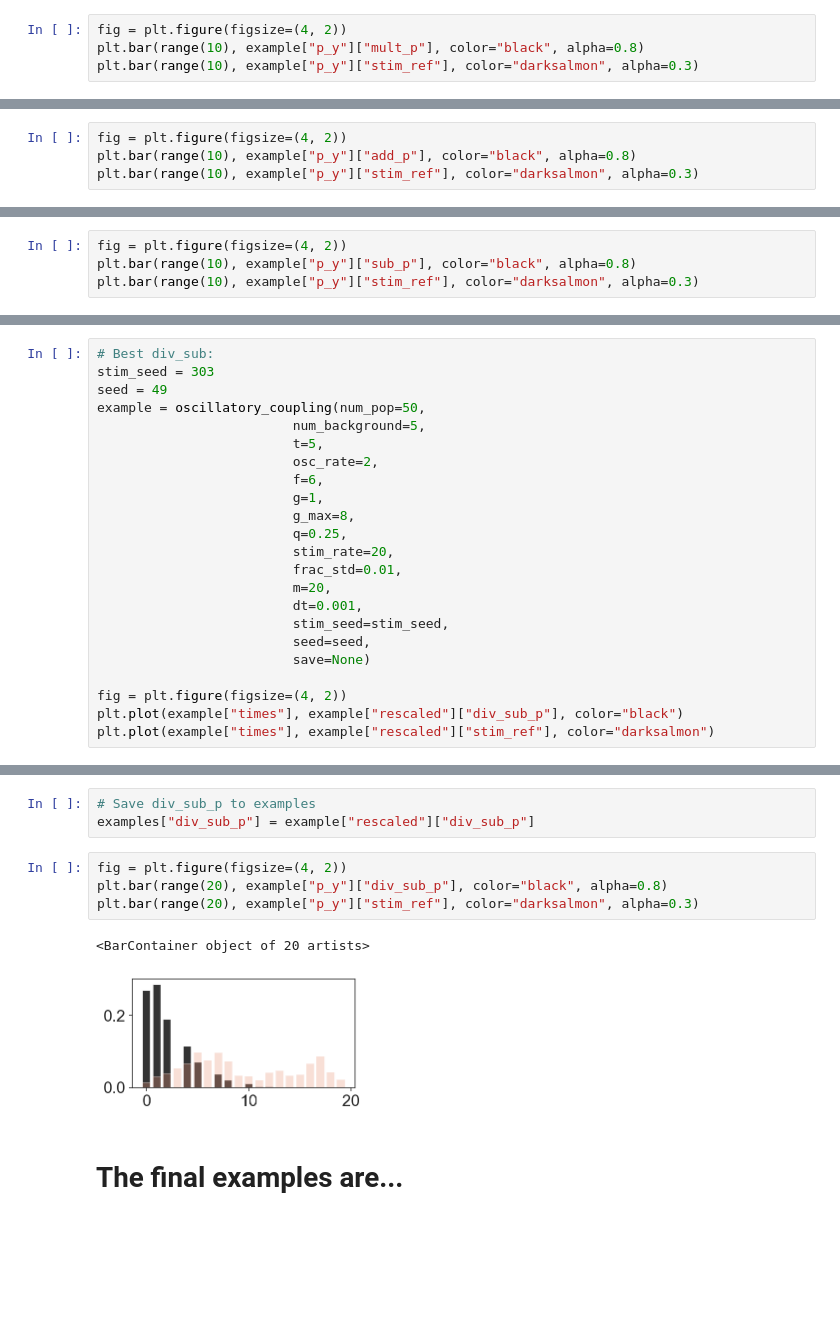
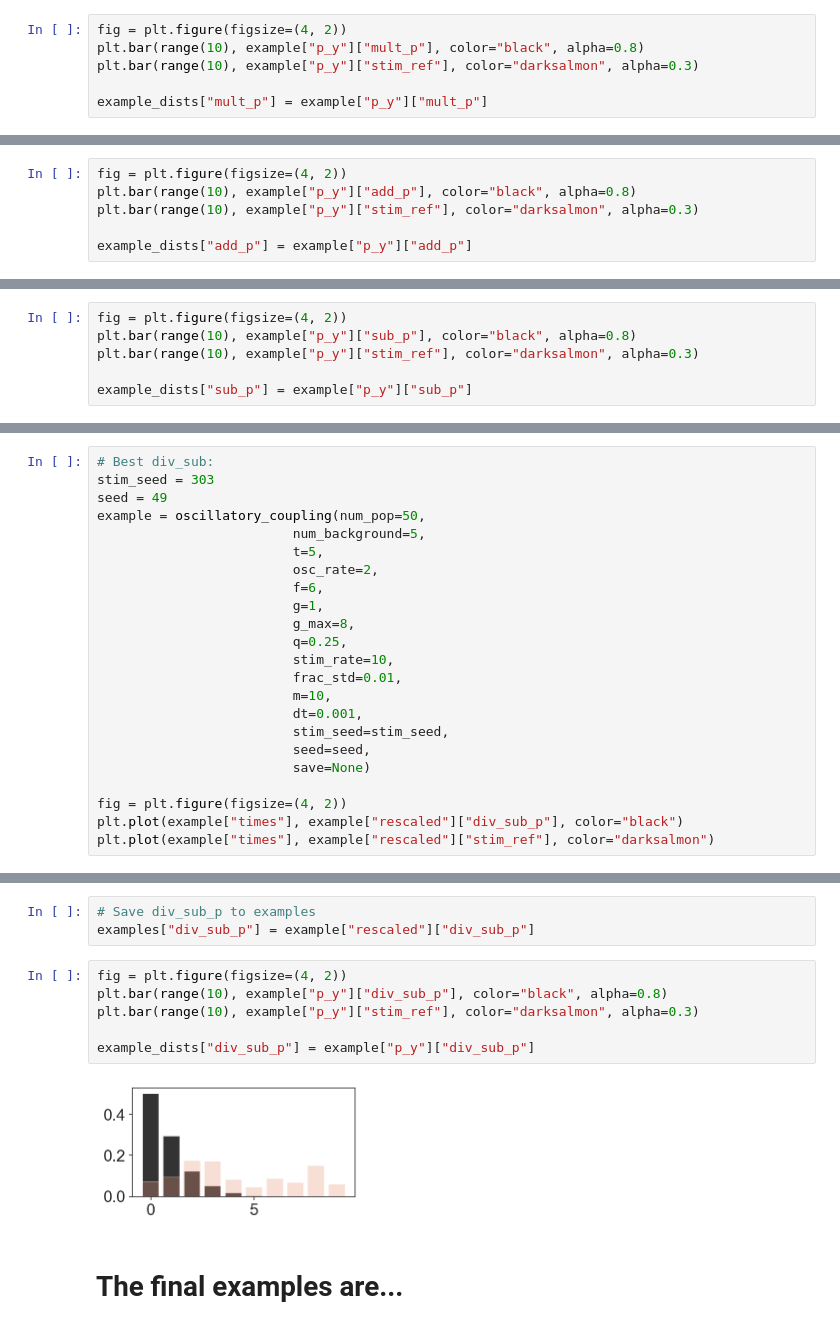
Before and after one commit to parenthetical-e/theoc, a Jupyter notebook: notebooks/examples.ipynb, the cells around one changed output, grey strips where cells are left out. Saved outputs shown, nothing was run; the diff lists cells and outputs as text; blank space fills up the shorter version.

Commit message:
First draft of examples.ipynb done

```diff
--- a/notebooks/examples.ipynb
+++ b/notebooks/examples.ipynb
@@ -125,4 +136,6 @@ examples["mult_p"] = example["rescaled"]["mult_p"]
 fig = plt.figure(figsize=(4, 2))
 plt.bar(range(10), example["p_y"]["mult_p"], color="black", alpha=0.8)
 plt.bar(range(10), example["p_y"]["stim_ref"], color="darksalmon", alpha=0.3)
+
+example_dists["mult_p"] = example["p_y"]["mult_p"]
 # %% [output]
@@ -163,4 +175,6 @@ examples["add_p"] = example["rescaled"]["add_p"]
 fig = plt.figure(figsize=(4, 2))
 plt.bar(range(10), example["p_y"]["add_p"], color="black", alpha=0.8)
 plt.bar(range(10), example["p_y"]["stim_ref"], color="darksalmon", alpha=0.3)
+
+example_dists["add_p"] = example["p_y"]["add_p"]
 # %% [output]
@@ -201,4 +214,6 @@ examples["sub_p"] = example["rescaled"]["sub_p"]
 fig = plt.figure(figsize=(4, 2))
 plt.bar(range(10), example["p_y"]["sub_p"], color="black", alpha=0.8)
 plt.bar(range(10), example["p_y"]["stim_ref"], color="darksalmon", alpha=0.3)
+
+example_dists["sub_p"] = example["p_y"]["sub_p"]
 # %% [output]
@@ -218,9 +232,9 @@ example = oscillatory_coupling(num_pop=50,
                          g=1,
                          g_max=8,
                          q=0.25,
-                         stim_rate=20,
+                         stim_rate=10,
                          frac_std=0.01,
-                         m=20,
+                         m=10,
                          dt=0.001,
                          stim_seed=stim_seed,
                          seed=seed,
@@ -237,10 +251,11 @@ plt.plot(example["times"], example["rescaled"]["stim_ref"], color="darksalmon")
 examples["div_sub_p"] = example["rescaled"]["div_sub_p"]
 # %%
 fig = plt.figure(figsize=(4, 2))
-plt.bar(range(20), example["p_y"]["div_sub_p"], color="black", alpha=0.8)
-plt.bar(range(20), example["p_y"]["stim_ref"], color="darksalmon", alpha=0.3)
+plt.bar(range(10), example["p_y"]["div_sub_p"], color="black", alpha=0.8)
+plt.bar(range(10), example["p_y"]["stim_ref"], color="darksalmon", alpha=0.3)
+
+example_dists["div_sub_p"] = example["p_y"]["div_sub_p"]
 # %% [output]
-<BarContainer object of 20 artists>
-[figure, old version]
+[figure, new version]
 # %% [markdown]
 # The final examples are...
```
Also changed, not shown: parts of 17 cells of this notebook.
